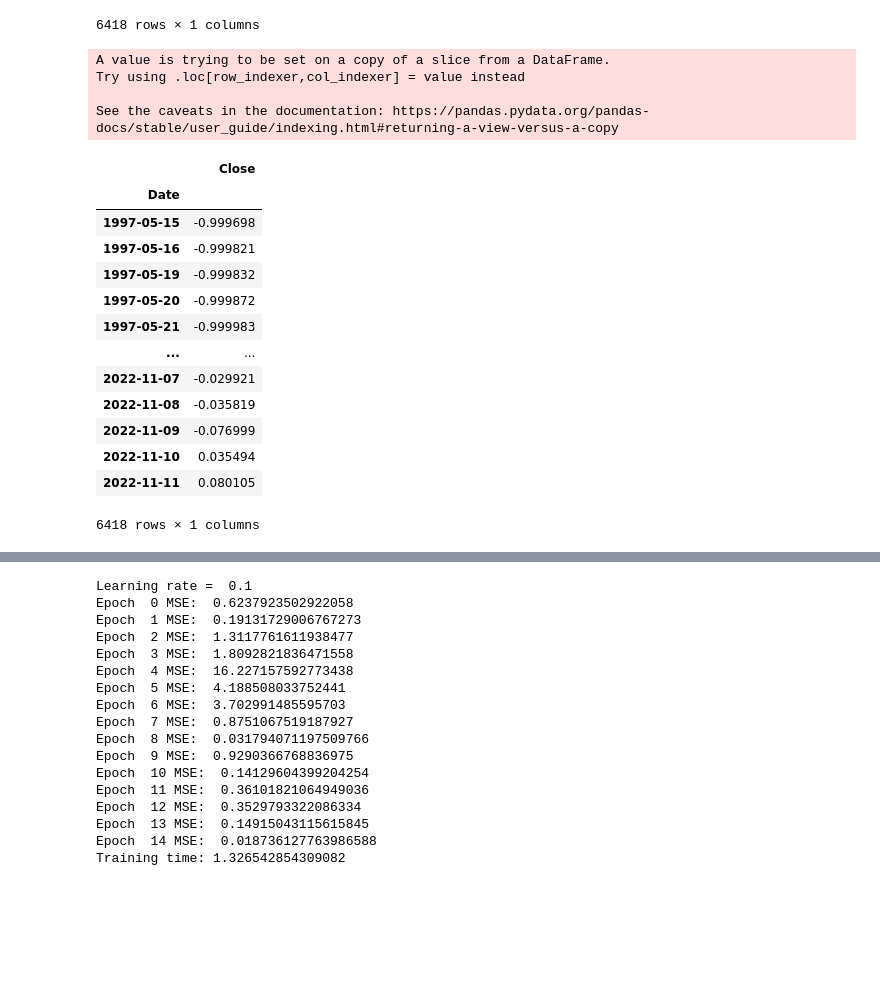
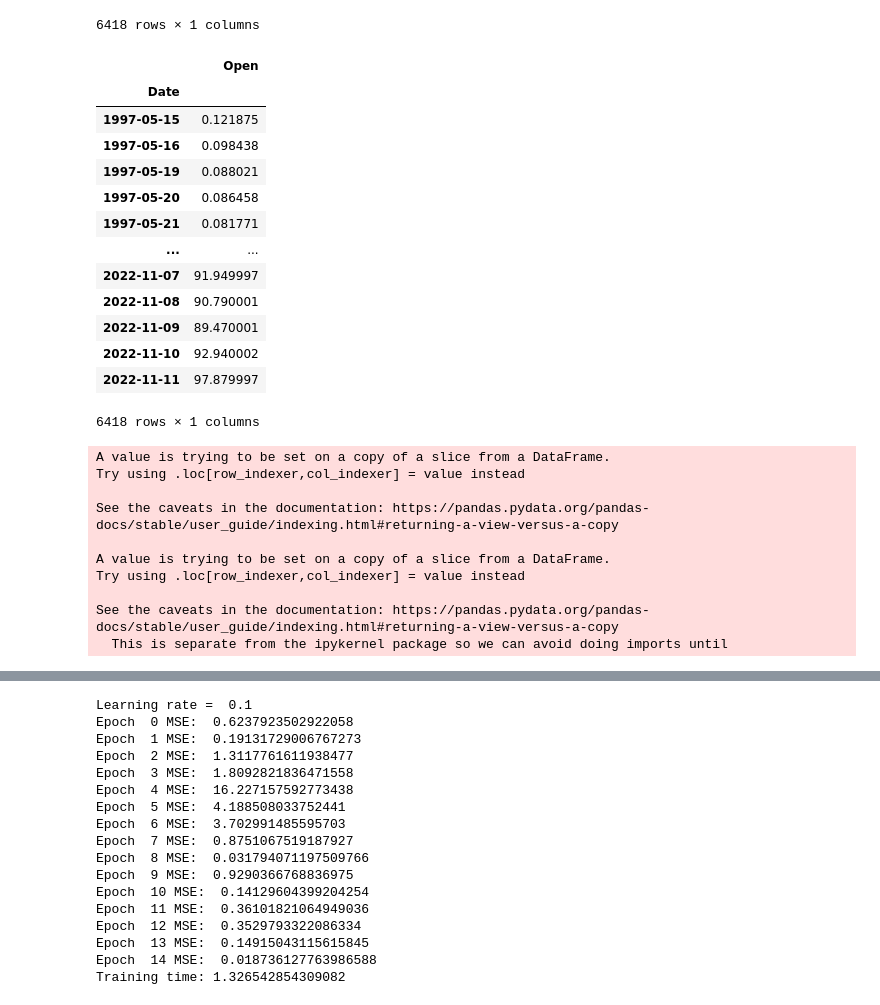
Before and after one commit to poo5zan/deep_learning_fundamentals, a Jupyter notebook: assignment_3/assignment_3.ipynb, the cells around one changed output, grey strips where cells are left out. Drawn from its saved outputs; the diff is of its cells as text; code cells hidden in the pictures; blank space fills up the shorter version.

```diff
--- a/assignment_3/assignment_3.ipynb
+++ b/assignment_3/assignment_3.ipynb
@@ -186,27 +177,35 @@ price
+# %%
+price_open = data[['Open']]
+price_open
+# %% [output]
+|  | Open |
+| Date |  |
+| 1997-05-15 | 0.121875 |
+| 1997-05-16 | 0.098438 |
+| 1997-05-19 | 0.088021 |
+| 1997-05-20 | 0.086458 |
+| 1997-05-21 | 0.081771 |
+| ... | ... |
+| 2022-11-07 | 91.949997 |
+| 2022-11-08 | 90.790001 |
+| 2022-11-09 | 89.470001 |
+| 2022-11-10 | 92.940002 |
+| 2022-11-11 | 97.879997 |
+6418 rows × 1 columns
 # %%
 # plt.plot(range(len(price)), price_list)
 # %%
 scaler = MinMaxScaler(feature_range=(-1, 1))
-price['Close'] = scaler.fit_transform(price['Close'].values.reshape(-1,1))
+price_close['Close'] = scaler.fit_transform(price_close['Close'].values.reshape(-1,1))
+price_open['Open'] = scaler.fit_transform(price_open['Open'].values.reshape(-1,1))
 # %% [output]
 A value is trying to be set on a copy of a slice from a DataFrame.
 Try using .loc[row_indexer,col_indexer] = value instead
 
 See the caveats in the documentation: https://pandas.pydata.org/pandas-docs/stable/user_guide/indexing.html#returning-a-view-versus-a-copy
+
+A value is trying to be set on a copy of a slice from a DataFrame.
+Try using .loc[row_indexer,col_indexer] = value instead
+
+See the caveats in the documentation: https://pandas.pydata.org/pandas-docs/stable/user_guide/indexing.html#returning-a-view-versus-a-copy
+  This is separate from the ipykernel package so we can avoid doing imports until
-# %%
-price
-# %% [output]
-|  | Close |
-| Date |  |
-| 1997-05-15 | -0.999698 |
-| 1997-05-16 | -0.999821 |
-| 1997-05-19 | -0.999832 |
-| 1997-05-20 | -0.999872 |
-| 1997-05-21 | -0.999983 |
-| ... | ... |
-| 2022-11-07 | -0.029921 |
-| 2022-11-08 | -0.035819 |
-| 2022-11-09 | -0.076999 |
-| 2022-11-10 | 0.035494 |
-| 2022-11-11 | 0.080105 |
-6418 rows × 1 columns
```
Also changed, not shown: parts of 19 cells of this notebook.
